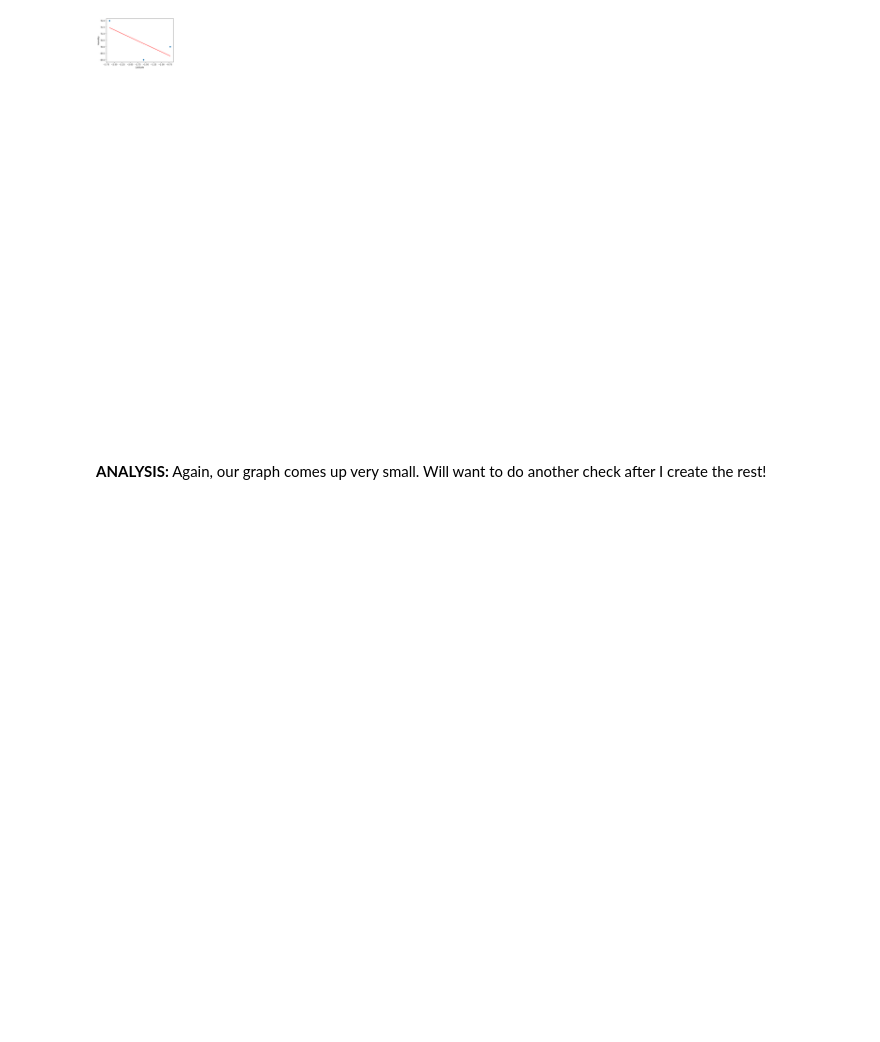
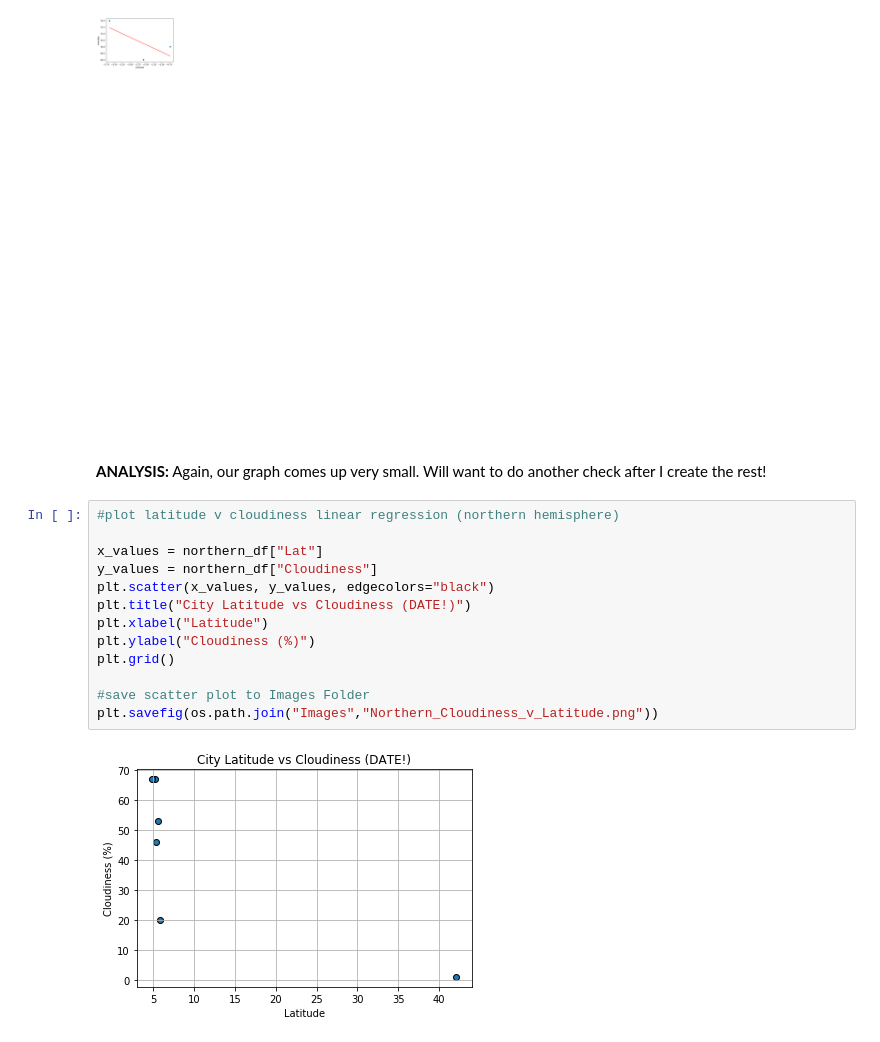
Before and after one commit to VallieTracy/Global-Weather-Analysis, a Jupyter notebook: WeatherPy/WeatherPy.ipynb, the cells around one changed output. Saved outputs shown, nothing was run; the diff lists cells and outputs as text; blank space fills up the shorter version.

Commit message:
have all linear regressions; needs cleanup

```diff
--- a/WeatherPy/WeatherPy.ipynb
+++ b/WeatherPy/WeatherPy.ipynb
@@ -505,3 +505,18 @@ The r-squared is: -0.7049974260985757
 [figure]
 # %% [markdown]
 **ANALYSIS:**  Again, our graph comes up very small.  Will want to do another check after I create the rest!
+# %%
+#plot latitude v cloudiness linear regression (northern hemisphere)
+
+x_values = northern_df["Lat"]
+y_values = northern_df["Cloudiness"]
+plt.scatter(x_values, y_values, edgecolors="black")
+plt.title("City Latitude vs Cloudiness (DATE!)")
+plt.xlabel("Latitude")
+plt.ylabel("Cloudiness (%)")
+plt.grid()
+
+#save scatter plot to Images Folder
+plt.savefig(os.path.join("Images","Northern_Cloudiness_v_Latitude.png"))
+# %% [output]
+[figure, added]
```
Also changed, not shown: parts of 19 cells of this notebook, 4 other files.
